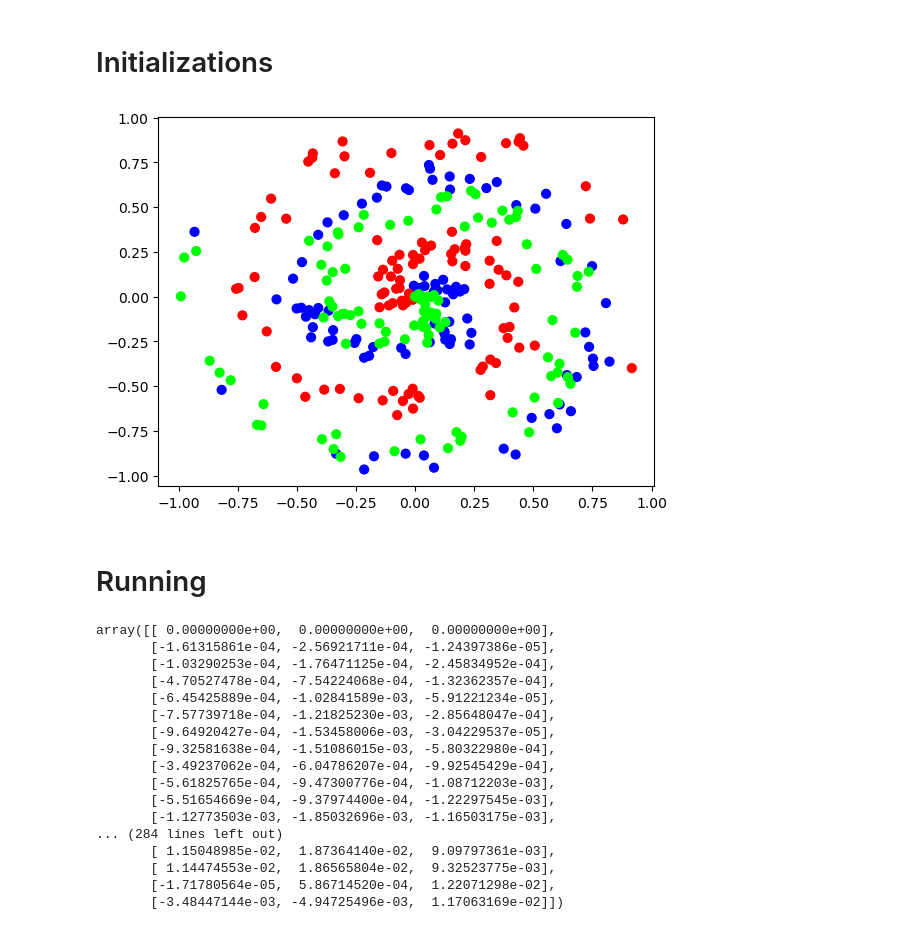
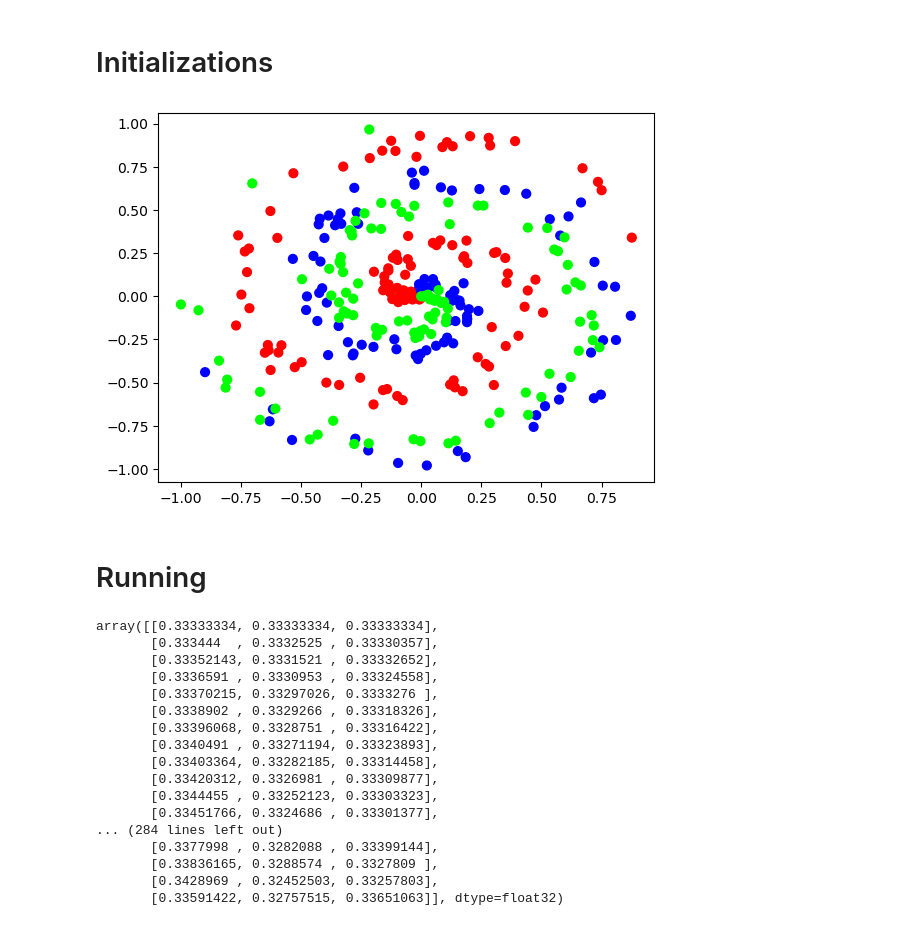
Before and after one commit to MithulM/NeuralNetworkFramework, a Jupyter notebook: nnfs.ipynb, the cells around one changed output. Saved outputs shown, nothing was run; the diff lists cells and outputs as text; code cells hidden in the pictures.

Commit message:
Added Activation functions

```diff
--- a/nnfs.ipynb
+++ b/nnfs.ipynb
@@ -7,3 +11,25 @@ import matplotlib.pyplot as plt
+# %%
+class ActivationFunctions:
+    @staticmethod
+    def linear(sample: npt.NDArray[np.float64]) -> npt.NDArray[np.float64]:
+        return sample
+
+    @staticmethod
+    def step(sample: npt.NDArray[np.float64]) -> npt.NDArray[np.float64]:
+        return np.where(sample >= 0, 1, 0)
+
+    @staticmethod
+    def ReLu(sample: npt.NDArray[np.float64]) -> npt.NDArray[np.float64]:
+        return np.maximum(sample, 0)
+
+    @staticmethod
+    def sigmoid(sample: npt.NDArray[np.float64]) -> npt.NDArray[np.float64]:
+        return 1 / (1 + np.exp(-sample))
+
+    @staticmethod
+    def softmax(sample: npt.NDArray[np.float64]) -> npt.NDArray[np.float64]:
+        exp_sample = np.exp(sample - np.max(sample, axis=1, keepdims=True))
+        return exp_sample / np.sum(exp_sample, axis=1, keepdims=True)
 # %% [markdown]
 # Layer Class
 # %%
@@ -25,7 +51,8 @@ class Layer:
         return len(self.output)
 
 class HiddenLayer(Layer):
-    def __init__(self, prevLayer, numOfNeurons: int, weightss = None, biass = None):
+    def __init__(self, prevLayer, numOfNeurons: int, weightss = None, biass = None, actfunc = ActivationFunctions.linear):
+        self.activationfunc = actfunc
         self.input = prevLayer
         self.batchsize = self.input.getbatchsize()
         super().__init__([[0] * numOfNeurons for _ in range(self.batchsize)])
@@ -53,7 +80,8 @@ class HiddenLayer(Layer):
 
     def forward(self):
         self.input.forward()
-        self.output = np.dot(np.array(self.input.getoutput()), np.array(self.weights)) + self.biases
+        pre_func = np.dot(np.array(self.input.getoutput()), np.array(self.weights)) + self.biases
+        self.output = self.activationfunc(pre_func)
 
 
 class InputLayer(Layer):
@@ -65,36 +93,38 @@ class InputLayer(Layer):
 # %% [markdown]
 # Initializations
 # %%
+nnfs.init()
+
 X, y = vertical_data(100, 3)
 spiral_X, spiral_y = spiral_data(100, 3)
 plt.scatter(spiral_X[:, 0], spiral_X[:, 1], c=y, s=40, cmap='brg')
 plt.show()
 
 spiral_X_layer = InputLayer(spiral_X)
-spiral_layer1 = HiddenLayer(spiral_X_layer, 3)
-spiral_layer2 = HiddenLayer(spiral_layer1, 3)
+spiral_layer1 = HiddenLayer(spiral_X_layer, 3, actfunc=ActivationFunctions.ReLu)
+spiral_layer2 = HiddenLayer(spiral_layer1, 3, actfunc=ActivationFunctions.softmax)
 # %% [output]
-[figure, old version]
+[figure, new version]
 # %% [markdown]
 # Running
 # %%
 spiral_layer2.forward()
 spiral_layer2.getoutput()
 # %% [output]
-array([[ 0.00000000e+00,  0.00000000e+00,  0.00000000e+00],
-       [-1.61315861e-04, -2.56921711e-04, -1.24397386e-05],
-       [-1.03290253e-04, -1.76471125e-04, -2.45834952e-04],
-       [-4.70527478e-04, -7.54224068e-04, -1.32362357e-04],
-       [-6.45425889e-04, -1.02841589e-03, -5.91221234e-05],
-       [-7.57739718e-04, -1.21825230e-03, -2.85648047e-04],
-       [-9.64920427e-04, -1.53458006e-03, -3.04229537e-05],
-       [-9.32581638e-04, -1.51086015e-03, -5.80322980e-04],
-       [-3.49237062e-04, -6.04786207e-04, -9.92545429e-04],
-       [-5.61825765e-04, -9.47300776e-04, -1.08712203e-03],
-       [-5.51654669e-04, -9.37974400e-04, -1.22297545e-03],
-       [-1.12773503e-03, -1.85032696e-03, -1.16503175e-03],
+array([[0.33333334, 0.33333334, 0.33333334],
+       [0.333444  , 0.3332525 , 0.33330357],
+       [0.33352143, 0.3331521 , 0.33332652],
+       [0.3336591 , 0.3330953 , 0.33324558],
+       [0.33370215, 0.33297026, 0.3333276 ],
+       [0.3338902 , 0.3329266 , 0.33318326],
+       [0.33396068, 0.3328751 , 0.33316422],
+       [0.3340491 , 0.33271194, 0.33323893],
+       [0.33403364, 0.33282185, 0.33314458],
+       [0.33420312, 0.3326981 , 0.33309877],
+       [0.3344455 , 0.33252123, 0.33303323],
+       [0.33451766, 0.3324686 , 0.33301377],
 ... (284 lines left out)
-       [ 1.15048985e-02,  1.87364140e-02,  9.09797361e-03],
-       [ 1.14474553e-02,  1.86565804e-02,  9.32523775e-03],
-       [-1.71780564e-05,  5.86714520e-04,  1.22071298e-02],
-       [-3.48447144e-03, -4.94725496e-03,  1.17063169e-02]])
+       [0.3377998 , 0.3282088 , 0.33399144],
+       [0.33836165, 0.3288574 , 0.3327809 ],
+       [0.3428969 , 0.32452503, 0.33257803],
+       [0.33591422, 0.32757515, 0.33651063]], dtype=float32)
```
Also changed, not shown: parts of 2 cells of this notebook.
